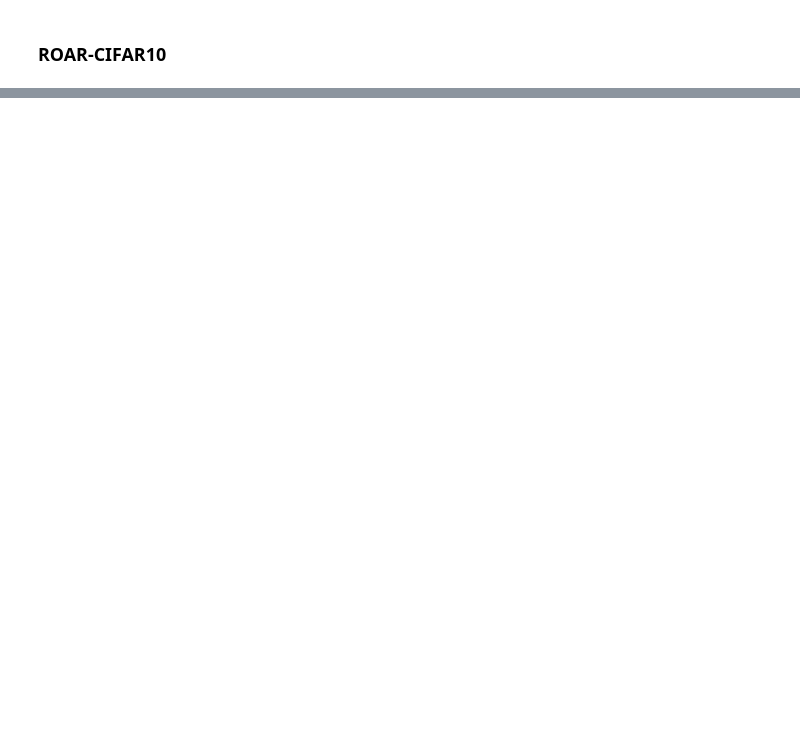
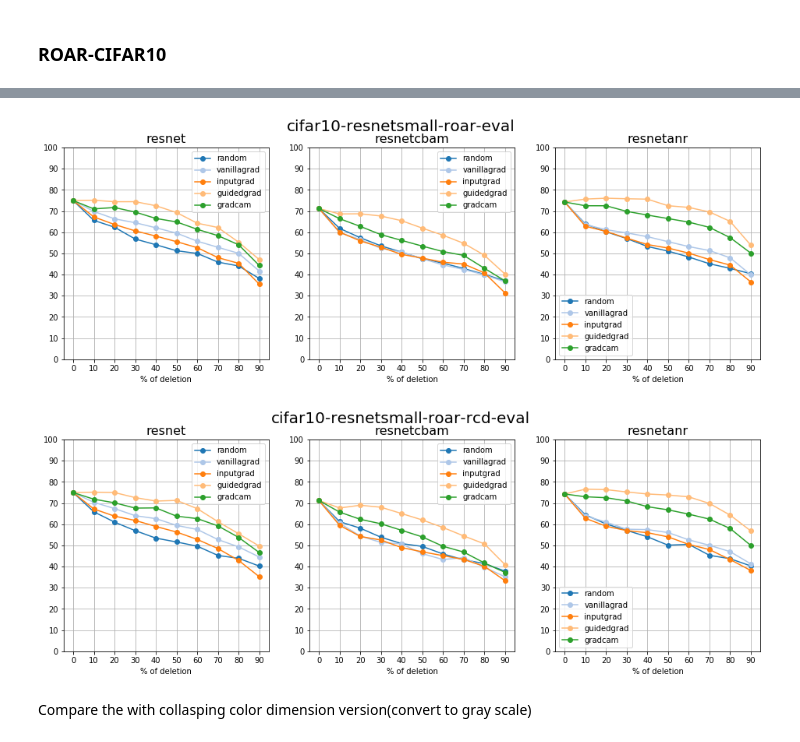
Before and after one commit to simonjisu/XAI, a Jupyter notebook: Tutorial-02-XAI-Attention.ipynb, the cells around one changed output, grey strips where cells are left out. Saved outputs shown, nothing was run; the diff lists cells and outputs as text; code cells hidden in the pictures; blank space fills up the shorter version.

```diff
--- a/Tutorial-02-XAI-Attention.ipynb
+++ b/Tutorial-02-XAI-Attention.ipynb
@@ -185,0 +246,4 @@ cifar10_explorer.show_eval()
+# %%
+cifar10_roar_args = get_parser(data_type="cifar10", option="roar")
+cifar10_roar_explorer = Explorer(cifar10_roar_args)
+cifar10_roar_explorer.show()
@@ -185,0 +255,7 @@ cifar10_explorer.show_eval()
+# %%
+cifar10_roar_explorer.show_eval()
+# %% [output]
+[figure, added]
+[figure, added]
+# %% [markdown]
+Compare the with collasping color dimension version(convert to gray scale)
```
Also changed, not shown: parts of 22 cells of this notebook, 17 other files.
